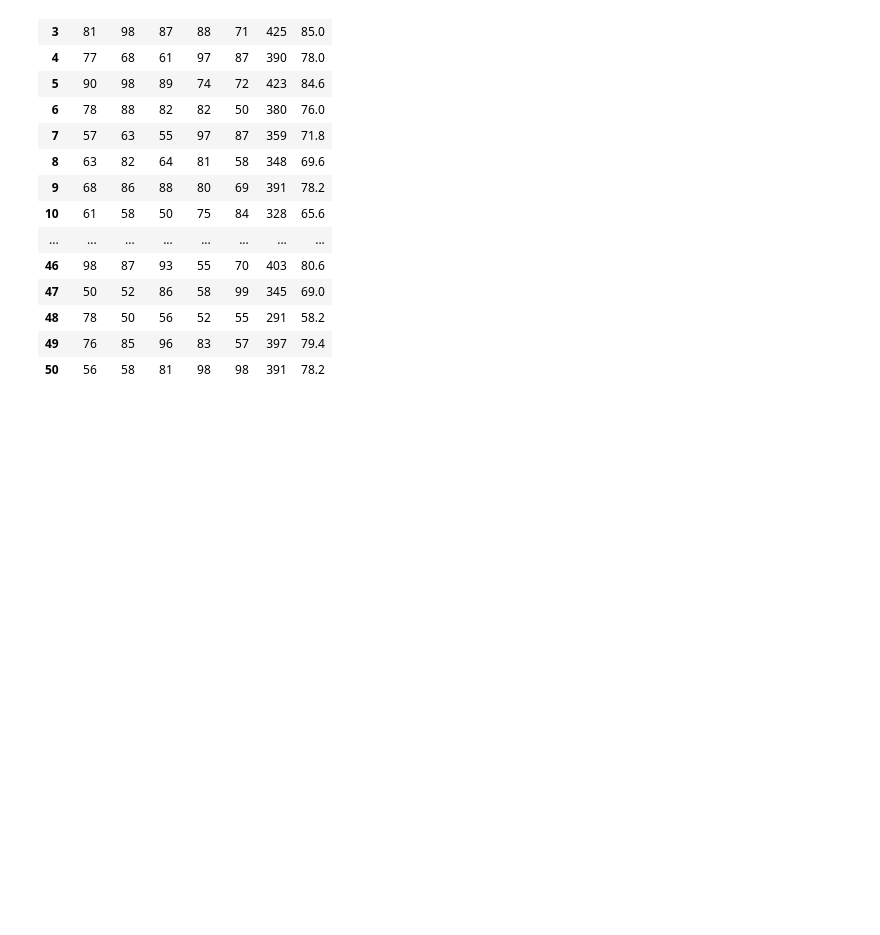
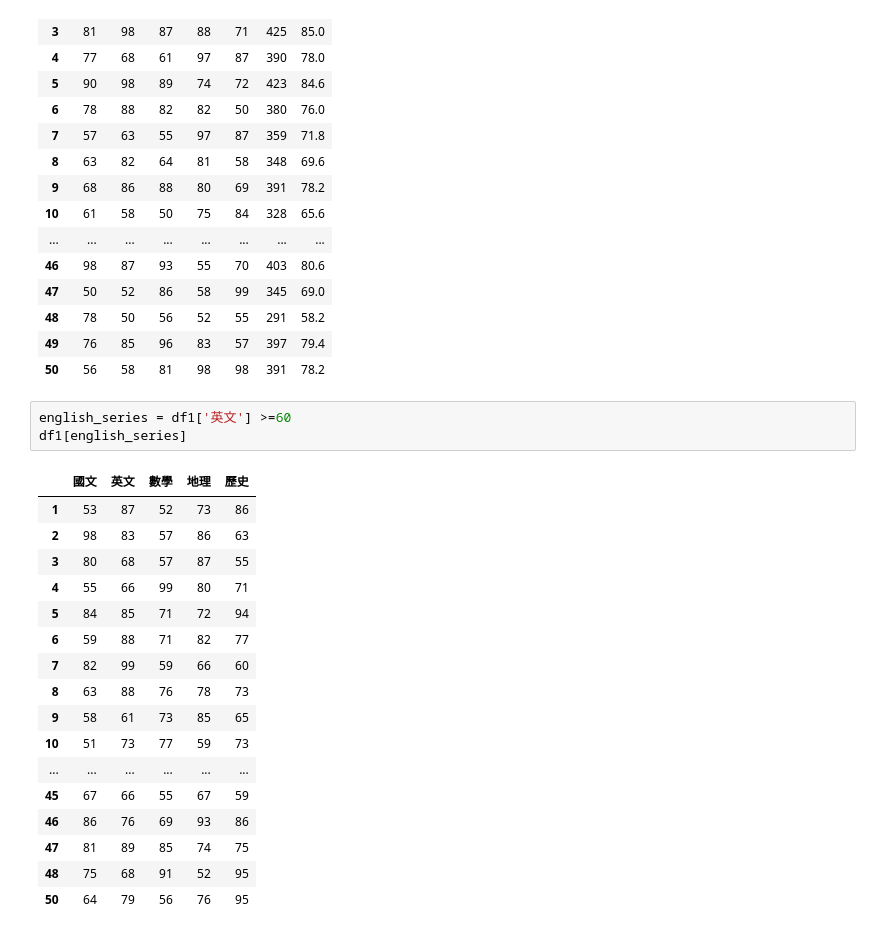
Before and after one commit to kuroneko1202/2024_10_15_python, a Jupyter notebook: lesson14/lesson14_5.ipynb, the cells around one changed output. Cells and saved outputs as stored; diff of their text form; blank space fills up the shorter version.

```diff
--- a/lesson14/lesson14_5.ipynb
+++ b/lesson14/lesson14_5.ipynb
@@ -90,3 +90,24 @@ df1
 | 48 | 78 | 50 | 56 | 52 | 55 | 291 | 58.2 |
 | 49 | 76 | 85 | 96 | 83 | 57 | 397 | 79.4 |
 | 50 | 56 | 58 | 81 | 98 | 98 | 391 | 78.2 |
+# %%
+english_series = df1['英文'] >=60
+df1[english_series]
+# %% [output]
+|  | 國文 | 英文 | 數學 | 地理 | 歷史 |
+| 1 | 53 | 87 | 52 | 73 | 86 |
+| 2 | 98 | 83 | 57 | 86 | 63 |
+| 3 | 80 | 68 | 57 | 87 | 55 |
+| 4 | 55 | 66 | 99 | 80 | 71 |
+| 5 | 84 | 85 | 71 | 72 | 94 |
+| 6 | 59 | 88 | 71 | 82 | 77 |
+| 7 | 82 | 99 | 59 | 66 | 60 |
+| 8 | 63 | 88 | 76 | 78 | 73 |
+| 9 | 58 | 61 | 73 | 85 | 65 |
+| 10 | 51 | 73 | 77 | 59 | 73 |
+| ... | ... | ... | ... | ... | ... |
+| 45 | 67 | 66 | 55 | 67 | 59 |
+| 46 | 86 | 76 | 69 | 93 | 86 |
+| 47 | 81 | 89 | 85 | 74 | 75 |
+| 48 | 75 | 68 | 91 | 52 | 95 |
+| 50 | 64 | 79 | 56 | 76 | 95 |
```
Also changed, not shown: parts of 1 cell of this notebook, 3 other files.
